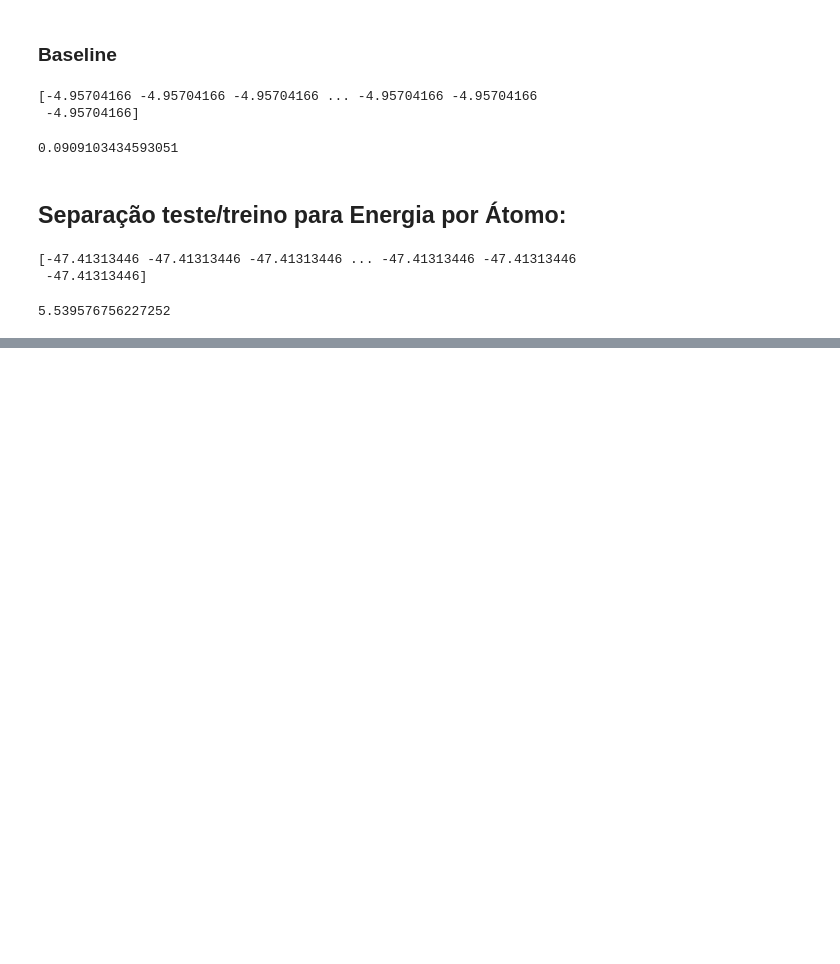
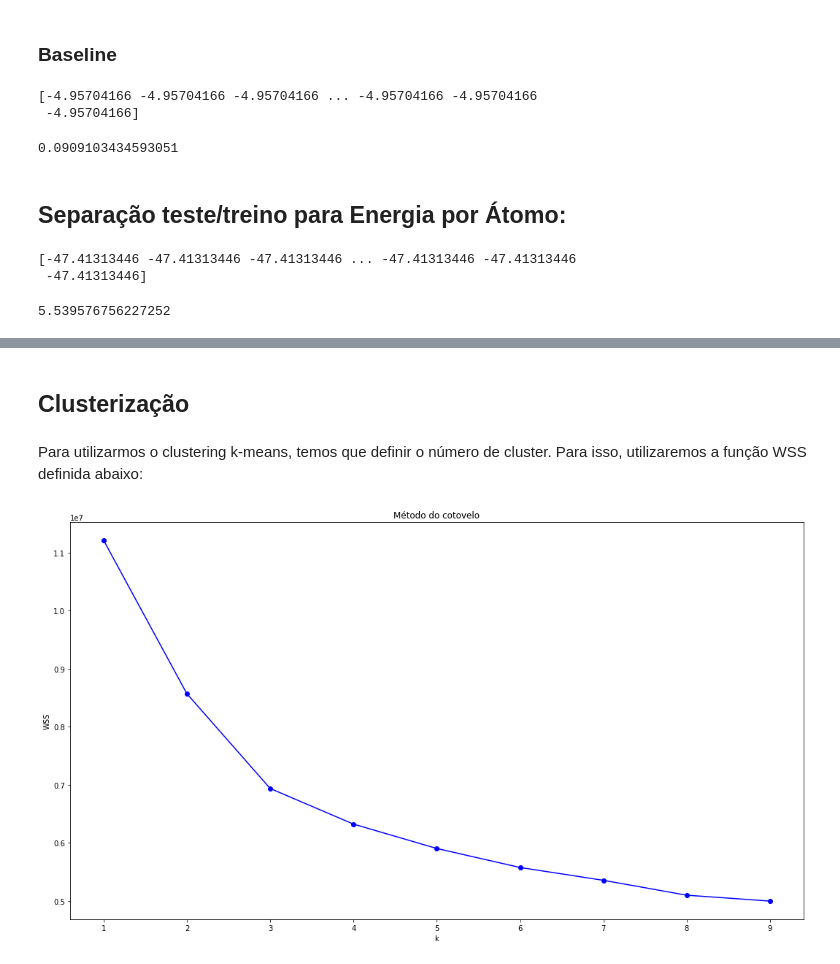
Before and after one commit to Karl-Marcos/ML-2022-DIMP, a Jupyter notebook: bloco_3.ipynb, the cells around one changed output, grey strips where cells are left out. Cells and saved outputs as stored; diff of their text form; code cells hidden in the pictures; blank space fills up the shorter version.

Commit message:
Acrescentei o método de clustering KMean para os targets energia de fermi e energia por átomo

```diff
--- a/bloco_3.ipynb
+++ b/bloco_3.ipynb
@@ -391,0 +402,34 @@ O RMSE do modelo floresta aleatória para Energia por Átomo foi de 0.1413342447
+# %% [markdown]
+## Clusterização
+# %% [markdown]
+Para utilizarmos o clustering k-means, temos que definir o número de cluster. Para isso, utilizaremos a função WSS definida abaixo:
+# %%
+from sklearn.cluster import KMeans
+
+WSS = []  #Inicia uma lista vazia, para acumularmos valores.
+
+def cluster(dataset):
+    for k in range(1,10): #Vamos fazer para 1 a 9 clusters.
+        kmeans = KMeans(  #Chama o KMeans do Sklearn
+            n_clusters=k, #Testa o número de clusters
+            init='random', #VAMOS COLOCAR O K++?
+            n_init=10,
+            max_iter=300,
+            tol=1e-04,
+            random_state=0
+        )
+        y_kmeans = kmeans.fit_predict(dataset) #Fita o K-Means #Qual dataset vai ser utilizado?
+        WSS.append(kmeans.inertia_)          #Obtem a WSS e acumula na lista inicializada
+
+    plt.figure(figsize=(18,10))              #Define o tamanho da figura
+    plt.plot(range(1,10), WSS, '-bo')        #Define o plot
+    plt.xlabel('k')                          #Nome da coordenada x
+    plt.ylabel('WSS')                        #Nome da coordenada y
+    plt.title('Método do cotovelo')          #Título do gráfico
+    plt.show()                               #Mostra o gráfico
+    return
+
+cluster(dados_pca)
+#cluster(X_norm)
+# %% [output]
+[figure, added]
```
Also changed, not shown: parts of 10 cells of this notebook.
